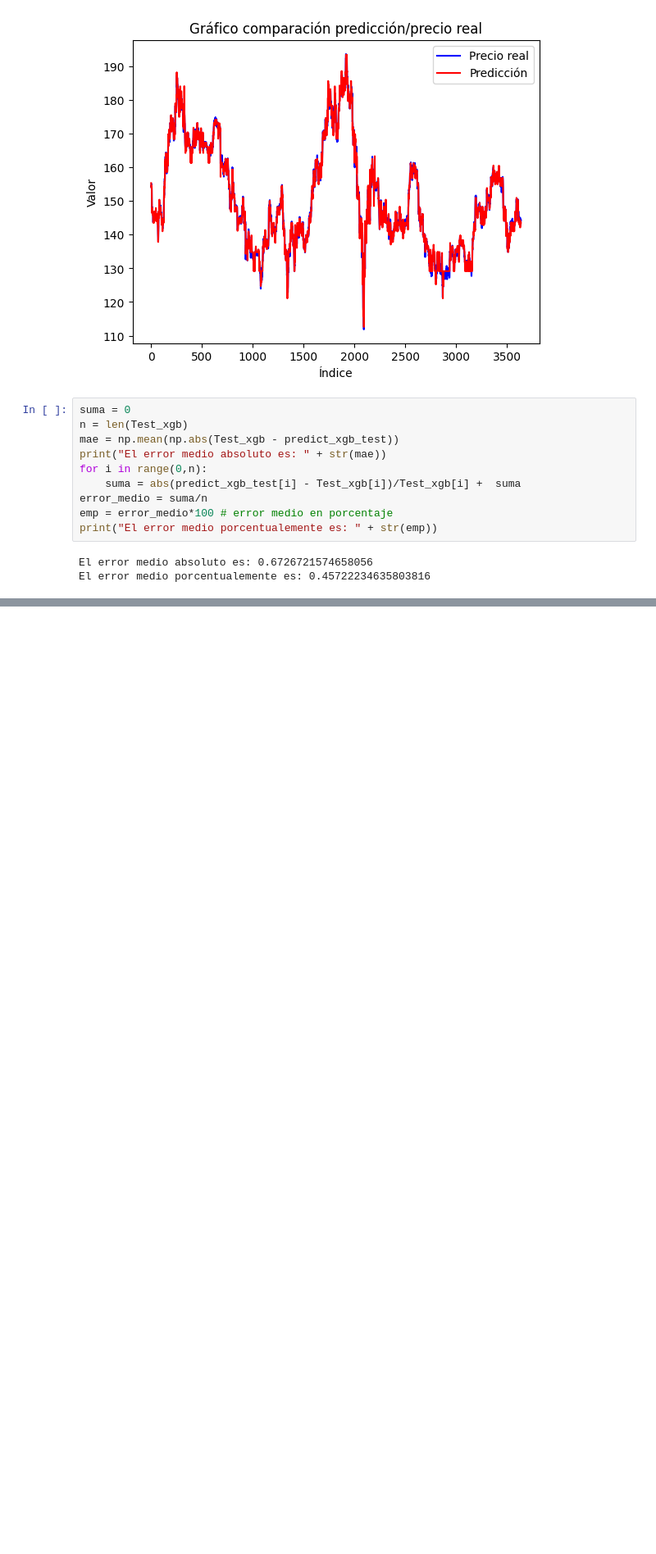
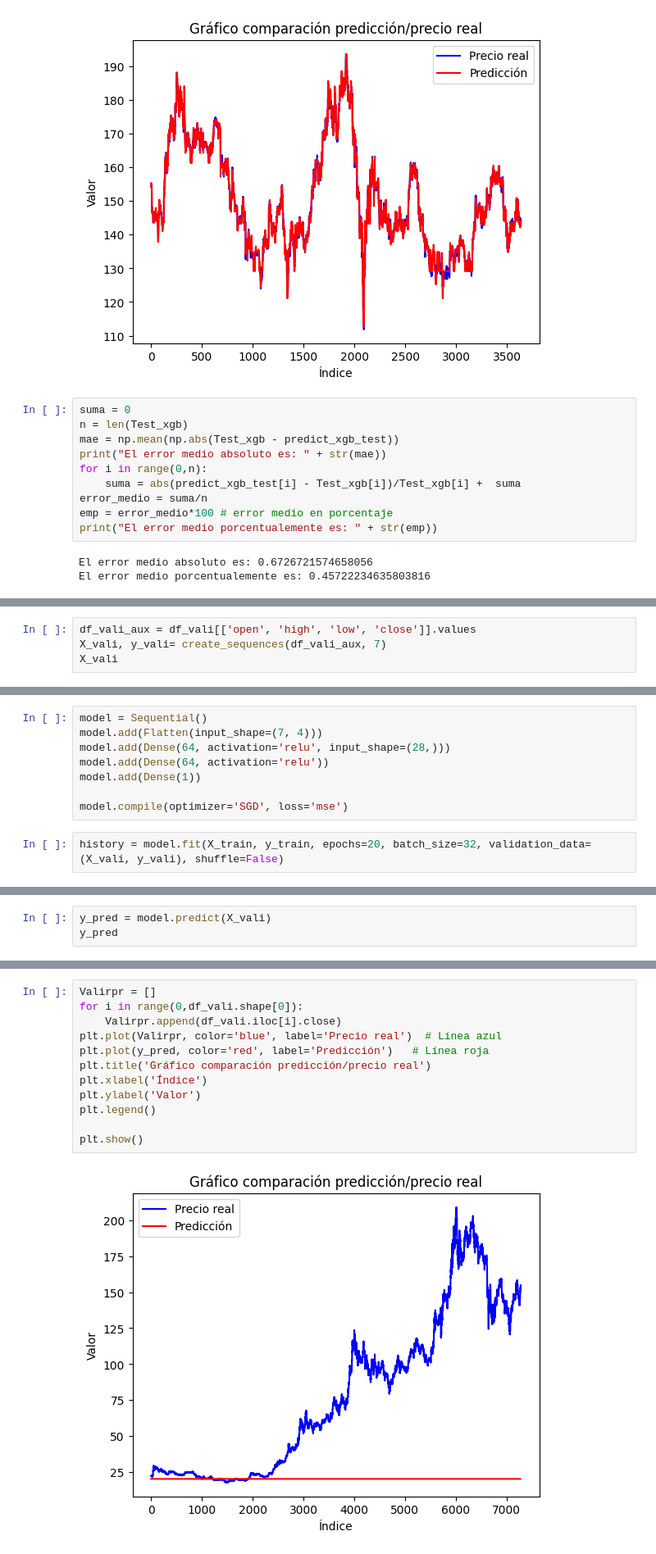
Before and after one commit to Raul-Gonzalez-M/TFG, a Jupyter notebook: codigo/RandomForestSolanaH.ipynb, the cells around one changed output, grey strips where cells are left out. Shown: that part at 82% size. Cells and saved outputs as stored; diff of their text form; blank space fills up the shorter version.

Commit message:
Implementación de la red neuronal, no funciona ni se acerca, predice siempre el mismo valor

```diff
--- a/codigo/RandomForestSolanaH.ipynb
+++ b/codigo/RandomForestSolanaH.ipynb
@@ -355,0 +390,4 @@ El error medio porcentualemente es: 0.45722234635803816
+# %%
+df_vali_aux = df_vali[['open', 'high', 'low', 'close']].values
+X_vali, y_vali= create_sequences(df_vali_aux, 7)
+X_vali
@@ -355,0 +412,10 @@ El error medio porcentualemente es: 0.45722234635803816
+# %%
+model = Sequential()
+model.add(Flatten(input_shape=(7, 4)))
+model.add(Dense(64, activation='relu', input_shape=(28,)))
+model.add(Dense(64, activation='relu'))
+model.add(Dense(1))
+
+model.compile(optimizer='SGD', loss='mse')
+# %%
+history = model.fit(X_train, y_train, epochs=20, batch_size=32, validation_data=(X_vali, y_vali), shuffle=False)
@@ -355,0 +440,3 @@ El error medio porcentualemente es: 0.45722234635803816
+# %%
+y_pred = model.predict(X_vali)
+y_pred
@@ -355,0 +452,14 @@ El error medio porcentualemente es: 0.45722234635803816
+# %%
+Valirpr = []
+for i in range(0,df_vali.shape[0]):
+    Valirpr.append(df_vali.iloc[i].close)
+plt.plot(Valirpr, color='blue', label='Precio real')  # Línea azul
+plt.plot(y_pred, color='red', label='Predicción')   # Línea roja
+plt.title('Gráfico comparación predicción/precio real')
+plt.xlabel('Índice')
+plt.ylabel('Valor')
+plt.legend()
+
+plt.show()
+# %% [output]
+[figure, added]
```
Also changed, not shown: parts of 7 cells of this notebook.
